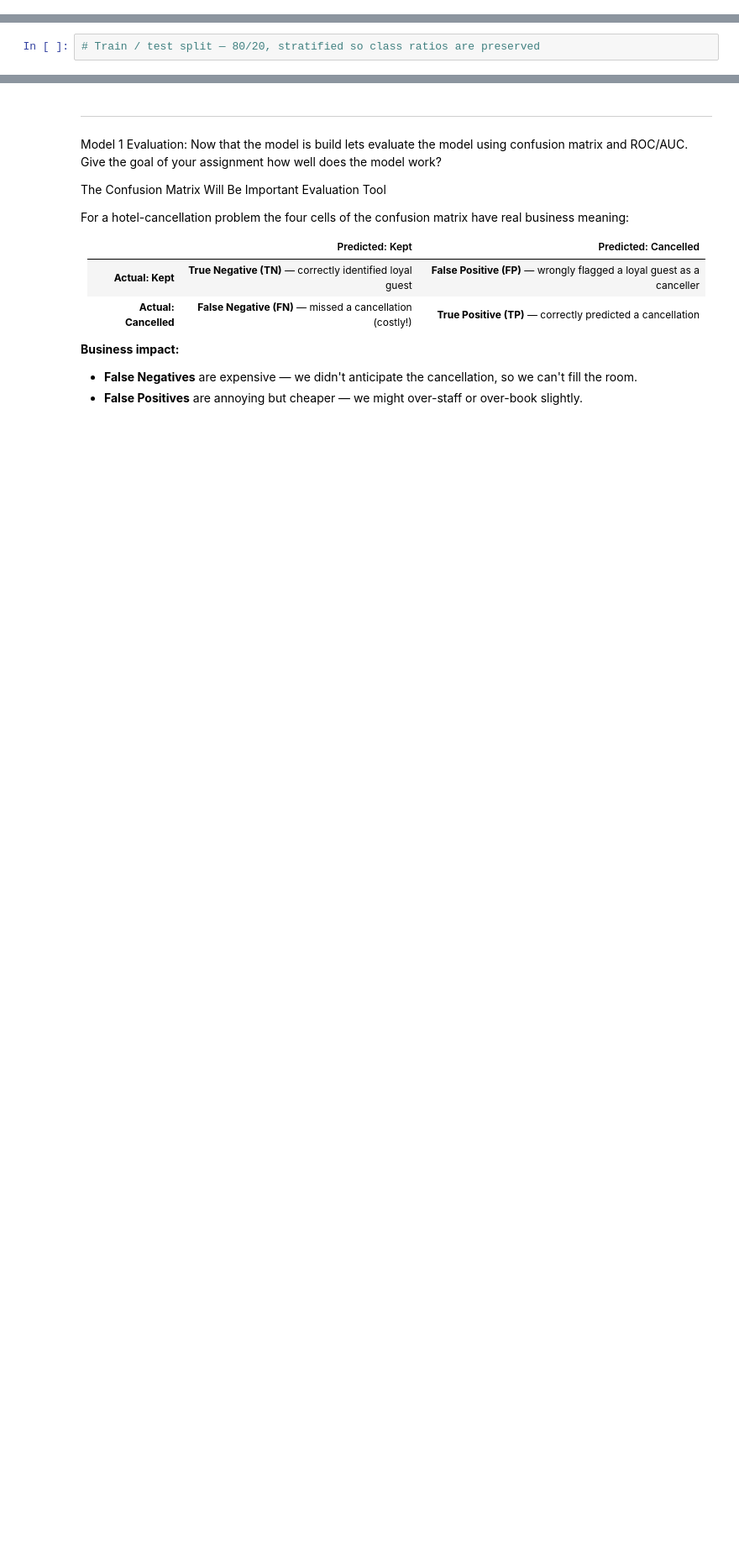
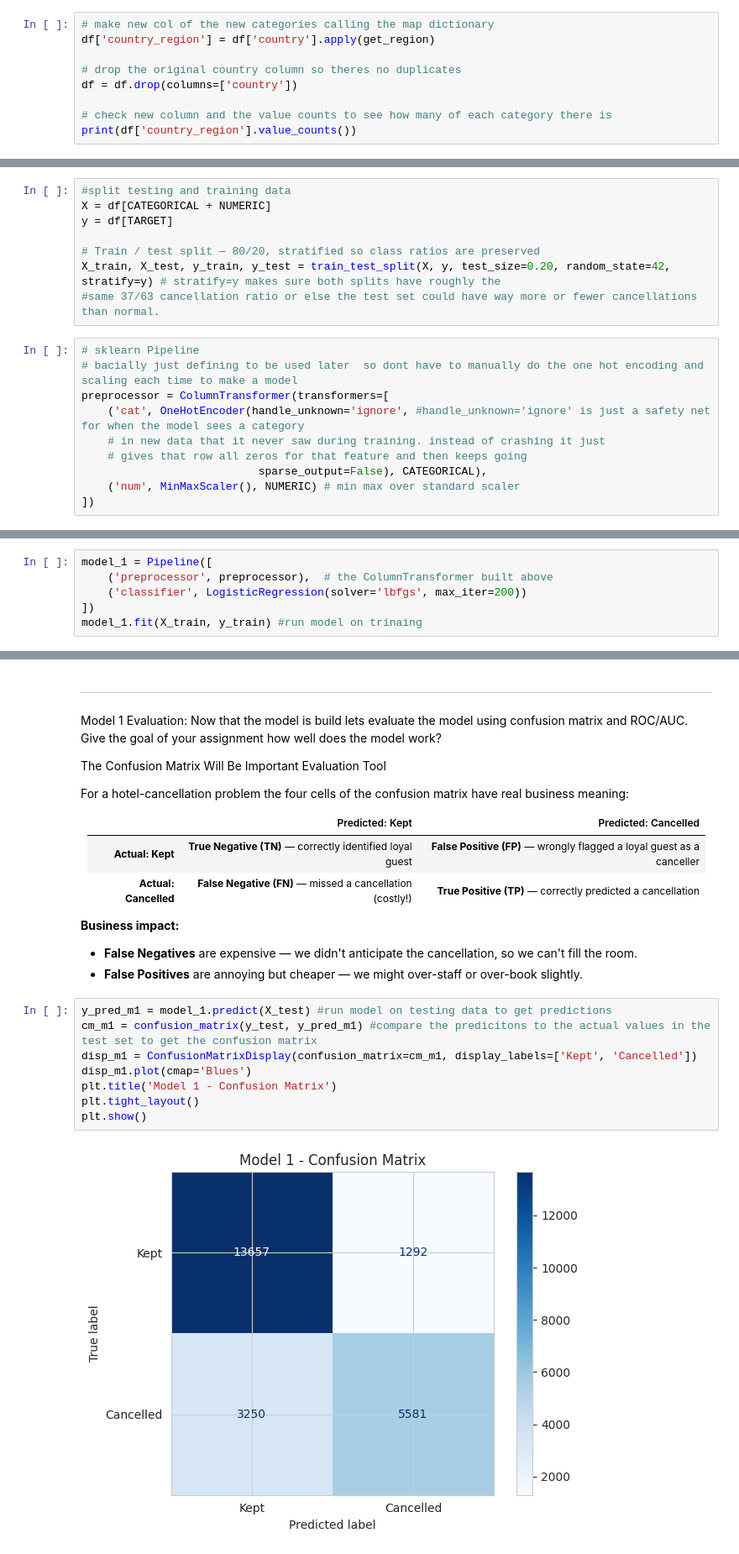
Before and after one commit to kenzkleczynski/week_8, a Jupyter notebook: hotel_cancellation_lab.ipynb, the cells around one changed output, grey strips where cells are left out. Shown at 84% size. Saved outputs shown, nothing was run; the diff lists cells and outputs as text; blank space fills up the shorter version.

```diff
--- a/hotel_cancellation_lab.ipynb
+++ b/hotel_cancellation_lab.ipynb
@@ -130,0 +230,9 @@ Keep in mind that we want to use the pipeline package to handle this preprocessi
+# %%
+# make new col of the new categories calling the map dictionary
+df['country_region'] = df['country'].apply(get_region)
+
+# drop the original country column so theres no duplicates
+df = df.drop(columns=['country'])
+
+# check new column and the value counts to see how many of each category there is
+print(df['country_region'].value_counts())
@@ -131,5 +264,21 @@ Keep in mind that we want to use the pipeline package to handle this preprocessi
+# %%
+#split testing and training data
+X = df[CATEGORICAL + NUMERIC]
+y = df[TARGET]
+
+# Train / test split — 80/20, stratified so class ratios are preserved
+X_train, X_test, y_train, y_test = train_test_split(X, y, test_size=0.20, random_state=42, stratify=y) # stratify=y makes sure both splits have roughly the
+#same 37/63 cancellation ratio or else the test set could have way more or fewer cancellations than normal.
 # %%
-# Train / test split — 80/20, stratified so class ratios are preserved
+# sklearn Pipeline
+# bacially just defining to be used later  so dont have to manually do the one hot encoding and scaling each time to make a model
+preprocessor = ColumnTransformer(transformers=[
+    ('cat', OneHotEncoder(handle_unknown='ignore', #handle_unknown='ignore' is just a safety net for when the model sees a category
+    # in new data that it never saw during training. instead of crashing it just
+    # gives that row all zeros for that feature and then keeps going
+                           sparse_output=False), CATEGORICAL),
+    ('num', MinMaxScaler(), NUMERIC) # min max over standard scaler
+])
 # %% [markdown]
 ---
 ## 4 · Model Building and Evaluation
@@ -148,3 +297,9 @@ X_raw  →  ColumnTransformer  →  LogisticRegression(solver='lbfgs')
 
 
 **`lbfgs`** (Limited-memory Broyden–Fletcher–Goldfarb–Shanno) is sklearn's default solver, like we talked about in class
+# %%
+model_1 = Pipeline([
+    ('preprocessor', preprocessor),  # the ColumnTransformer built above
+    ('classifier', LogisticRegression(solver='lbfgs', max_iter=200))
+])
+model_1.fit(X_train, y_train) #run model on trinaing
@@ -164,3 +337,13 @@ For a hotel-cancellation problem the four cells of the confusion matrix have rea
 **Business impact:**
 - **False Negatives** are expensive — we didn't anticipate the cancellation, so we can't fill the room.
 - **False Positives** are annoying but cheaper — we might over-staff or over-book slightly.
+# %%
+y_pred_m1 = model_1.predict(X_test) #run model on testing data to get predictions
+cm_m1 = confusion_matrix(y_test, y_pred_m1) #compare the predicitons to the actual values in the test set to get the confusion matrix
+disp_m1 = ConfusionMatrixDisplay(confusion_matrix=cm_m1, display_labels=['Kept', 'Cancelled'])
+disp_m1.plot(cmap='Blues')
+plt.title('Model 1 - Confusion Matrix')
+plt.tight_layout()
+plt.show()
+# %% [output]
+[figure, added]
```
Also changed, not shown: parts of 45 cells of this notebook.
